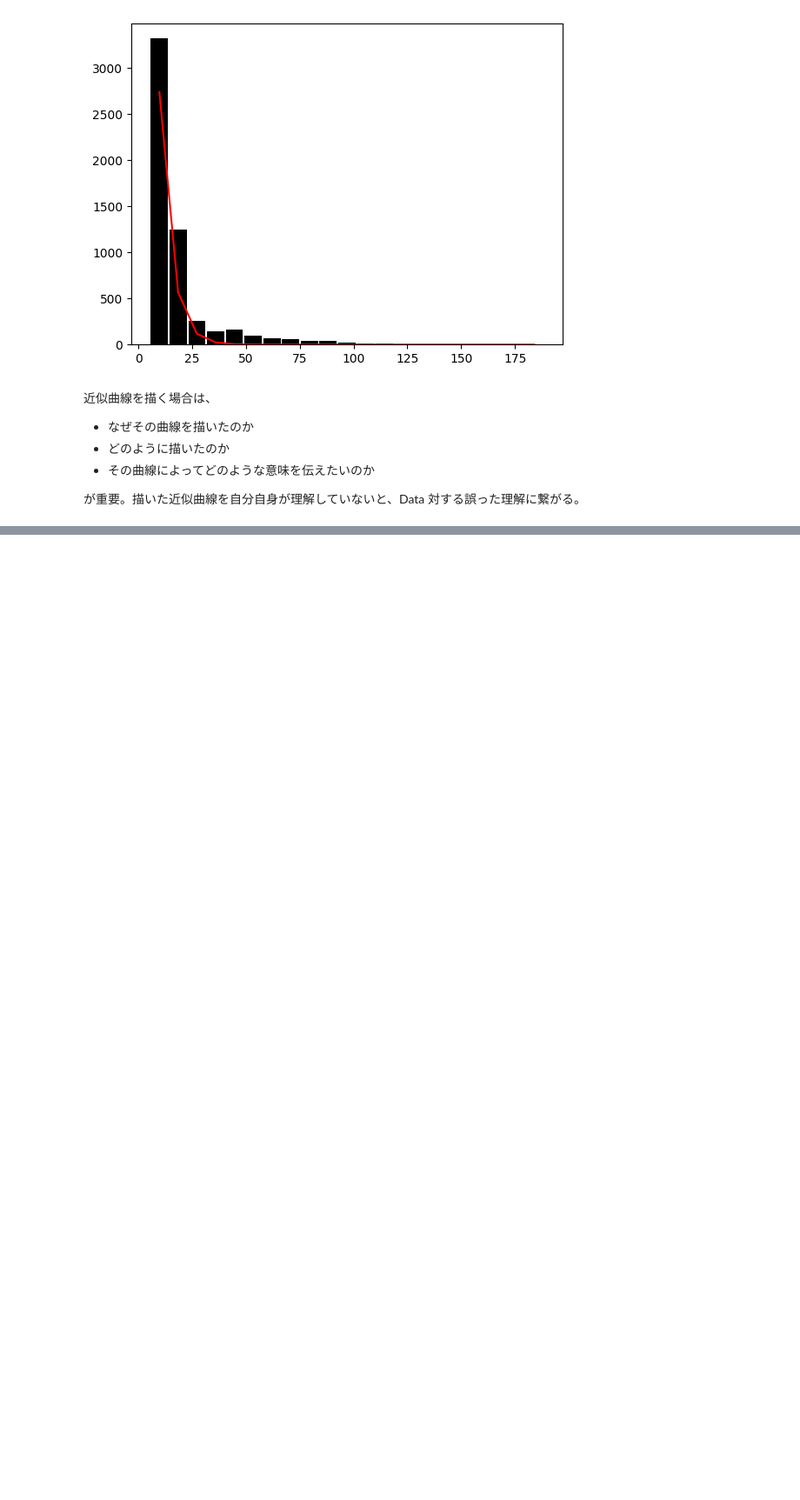
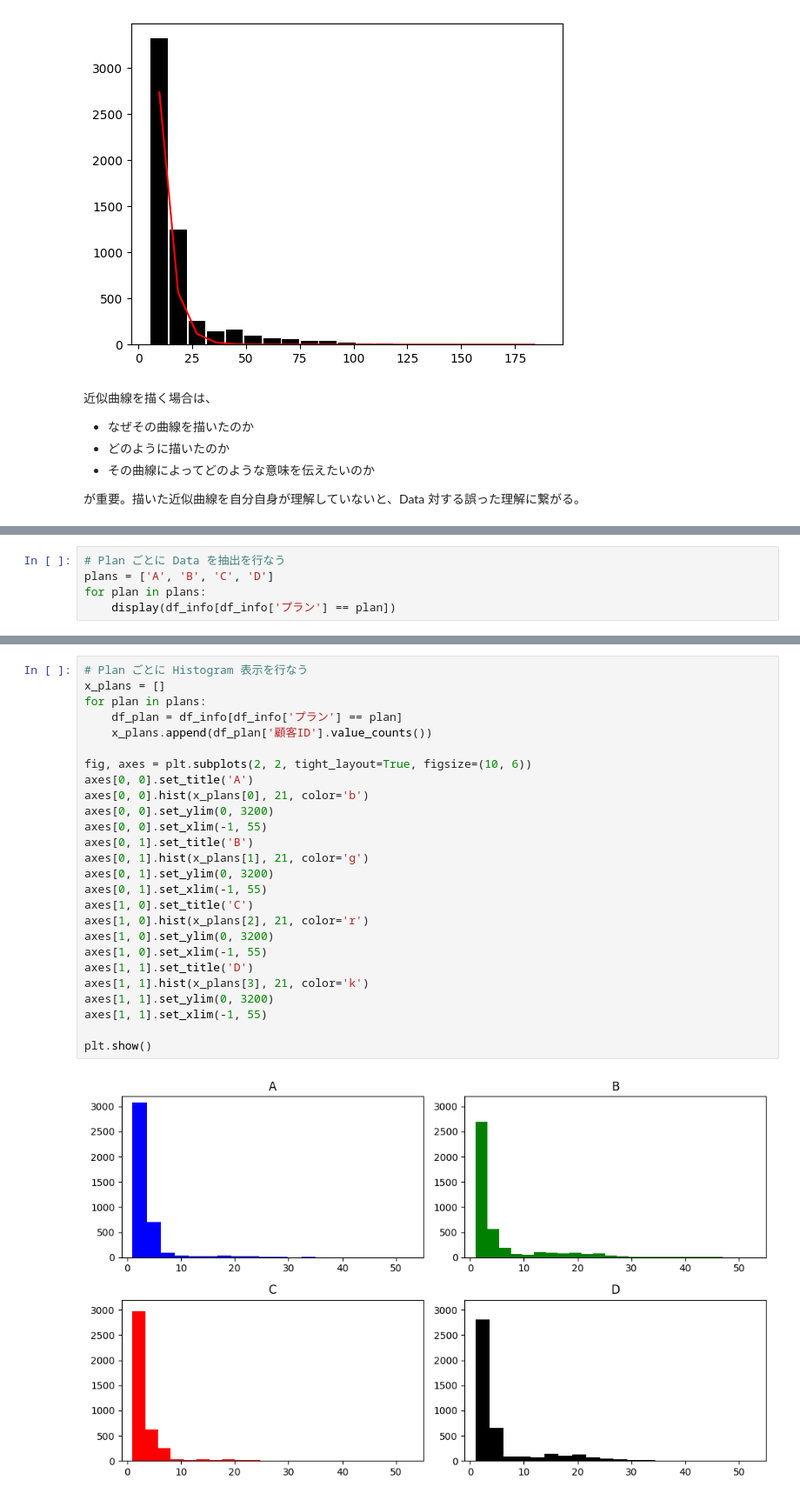
Before and after one commit to 1024xx4/math_programing_for_ai_and_ds, a Jupyter notebook: section01/section01.ipynb, the cells around one changed output, grey strips where cells are left out. Shown: that part at 87% size. Saved outputs shown, nothing was run; the diff lists cells and outputs as text; blank space fills up the shorter version.

Commit message:
Feat: Plan ごとに Data を抽出してみよう#1

```diff
--- a/section01/section01.ipynb
+++ b/section01/section01.ipynb
@@ -241,0 +245,5 @@ plt.show()
+# %%
+# Plan ごとに Data を抽出を行なう
+plans = ['A', 'B', 'C', 'D']
+for plan in plans:
+    display(df_info[df_info['プラン'] == plan])
@@ -241,0 +307,28 @@ plt.show()
+# %%
+# Plan ごとに Histogram 表示を行なう
+x_plans = []
+for plan in plans:
+    df_plan = df_info[df_info['プラン'] == plan]
+    x_plans.append(df_plan['顧客ID'].value_counts())
+
+fig, axes = plt.subplots(2, 2, tight_layout=True, figsize=(10, 6))
+axes[0, 0].set_title('A')
+axes[0, 0].hist(x_plans[0], 21, color='b')
+axes[0, 0].set_ylim(0, 3200)
+axes[0, 0].set_xlim(-1, 55)
+axes[0, 1].set_title('B')
+axes[0, 1].hist(x_plans[1], 21, color='g')
+axes[0, 1].set_ylim(0, 3200)
+axes[0, 1].set_xlim(-1, 55)
+axes[1, 0].set_title('C')
+axes[1, 0].hist(x_plans[2], 21, color='r')
+axes[1, 0].set_ylim(0, 3200)
+axes[1, 0].set_xlim(-1, 55)
+axes[1, 1].set_title('D')
+axes[1, 1].hist(x_plans[3], 21, color='k')
+axes[1, 1].set_ylim(0, 3200)
+axes[1, 1].set_xlim(-1, 55)
+
+plt.show()
+# %% [output]
+[figure, added]
```
Also changed, not shown: parts of 5 cells of this notebook.
